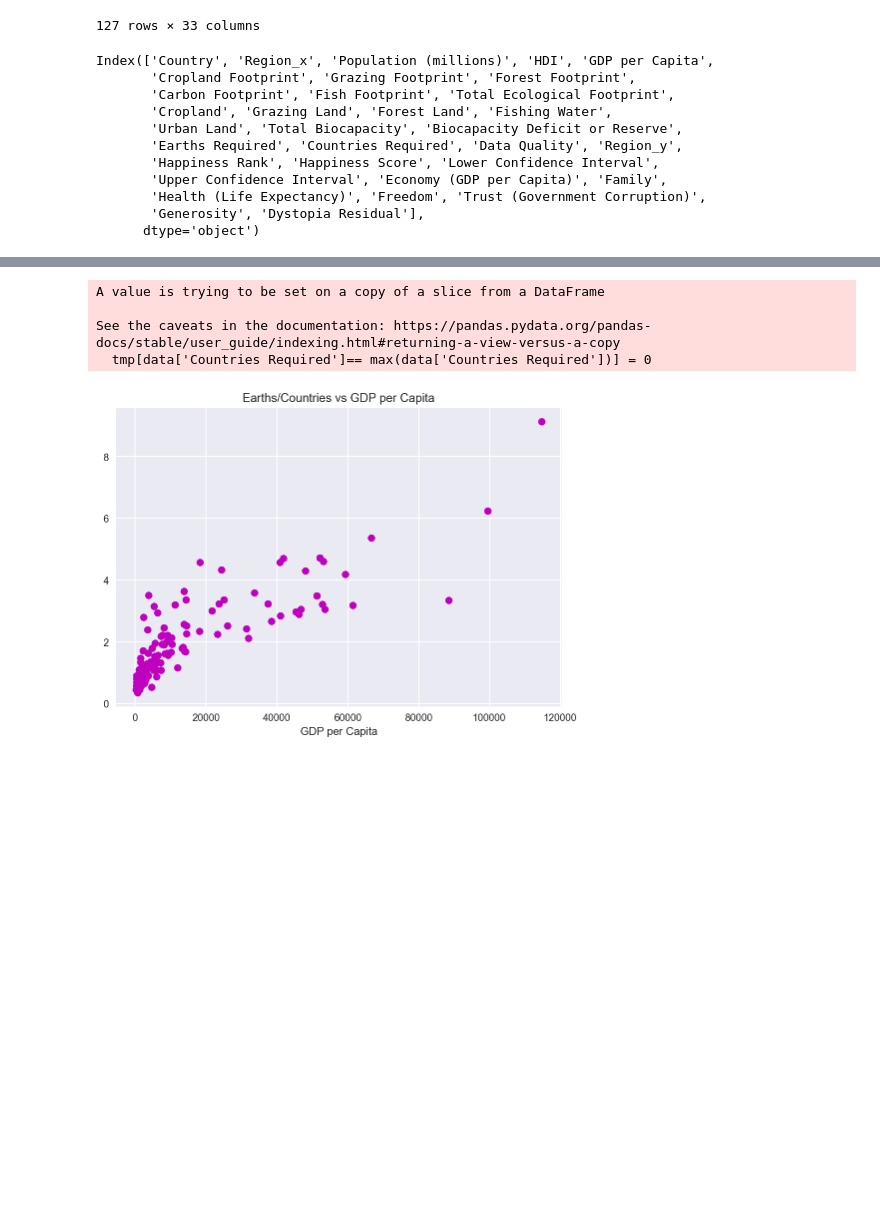
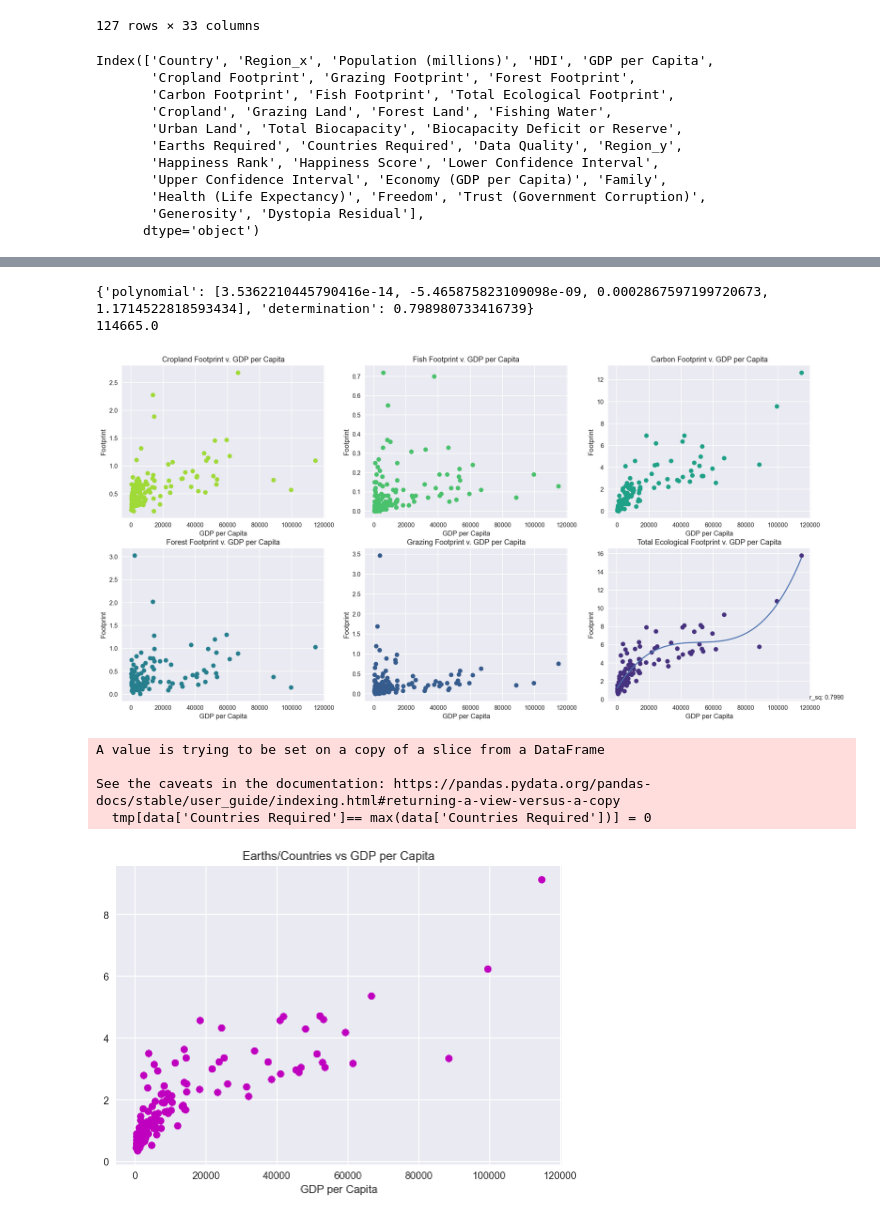
Before and after one commit to roumenguha/ECE143-Final-Project, a Jupyter notebook: Visualization_Mia.ipynb, the cells around one changed output, grey strips where cells are left out. Saved outputs shown, nothing was run; the diff lists cells and outputs as text; code cells hidden in the pictures; blank space fills up the shorter version.

```diff
--- a/Visualization_Mia.ipynb
+++ b/Visualization_Mia.ipynb
@@ -82,3 +233,81 @@ plt.show()
+# %%
+# Maybe some important outliers
+
+plt.style.use('seaborn')
+
+style = dict(size=10, color='gray')
+gdpColors = list(reversed(sns.color_palette("viridis",as_cmap=False,n_colors=6)))
+
+fig = plt.figure(figsize=(20, 10))
+# ax = fig.
+plt.subplot(231)
+plt.title('Cropland Footprint v. GDP per Capita')
+plt.scatter(data['GDP per Capita'],(data['Cropland Footprint']), marker='o', color=gdpColors[0])
+plt.xlabel('GDP per Capita')
+plt.ylabel('Footprint')
+
+# ymaxs = sorted(data['Cropland Footprint'], reverse=True)[:3]
+# idxs = [data.index[data['Cropland Footprint']==ymax] for ymax in ymaxs]
+# xmaxs = [data['GDP per Capita'][idx] for idx in idxs]
+# for i in range(len(xmaxs)):
+#     ax.text(xmaxs[i]+.01,ymaxs[i]+.01,data['Country'][idxs[i]].values[0], **style)
+
+plt.subplot(232)
+plt.title('Fish Footprint v. GDP per Capita')
+plt.scatter(data['GDP per Capita'],(data['Fish Footprint']), marker='o', color=gdpColors[1])
+plt.xlabel('GDP per Capita')
+plt.ylabel('Footprint')
+
+# ymaxs = sorted(data['Fish Footprint'], reverse=True)[:3]
+# idxs = [data.index[data['Fish Footprint']==ymax] for ymax in ymaxs]
+# xmaxs = [data['GDP per Capita'][idx] for idx in idxs]
+# for i in range(len(xmaxs)):
+#     ax.text(xmaxs[i]+.01,ymaxs[i]+.01,data['Country'][idxs[i]].values[0], **style)
+
+
+plt.subplot(233)
+plt.title('Carbon Footprint v. GDP per Capita')
+plt.xlabel('GDP per Capita')
+plt.ylabel('Footprint')
+
+plt.scatter(data['GDP per Capita'],(data['Carbon Footprint']), marker='o', color=gdpColors[2])
+
+
+plt.subplot(234)
+plt.title('Forest Footprint v. GDP per Capita')
+plt.scatter(data['GDP per Capita'],(data['Forest Footprint']), marker='o', color=gdpColors[3])
+plt.xlabel('GDP per Capita')
+plt.ylabel('Footprint')
+
+plt.subplot(235)
+plt.title('Grazing Footprint v. GDP per Capita')
+plt.scatter(data['GDP per Capita'],(data['Grazing Footprint']), marker='o', color=gdpColors[4])
+plt.xlabel('GDP per Capita')
+plt.ylabel('Footprint')
+
+plt.subplot(236)
+plt.title('Total Ecological Footprint v. GDP per Capita')
+plt.scatter(data['GDP per Capita'],(data['Total Ecological Footprint']), marker='o', color=gdpColors[5])
+plt.xlabel('GDP per Capita')
+plt.ylabel('Footprint')
+
+
+results = polyfit(data['GDP per Capita'].values,data['Total Ecological Footprint'].values,3)
+print(results)
+
+p = np.poly1d(results['polynomial'])
+print(max(data['GDP per Capita']))
+x = np.arange(min(data['GDP per Capita']),max(data['GDP per Capita']),0.1)
+y = p(x)
+plt.plot(x,y)
+
+plt.text(max(data['GDP per Capita'])+5000,0,'r_sq: %.4f' % results['determination'])
+
+plt.show()
+# %% [output]
+{'polynomial': [3.5362210445790416e-14, -5.465875823109098e-09, 0.0002867597199720673, 1.1714522818593434], 'determination': 0.798980733416739}
+114665.0
+[figure, added]
 # %%
 plt.figure()
 # set max to zero
```
Also changed, not shown: parts of 5 cells of this notebook, 1 other file.
